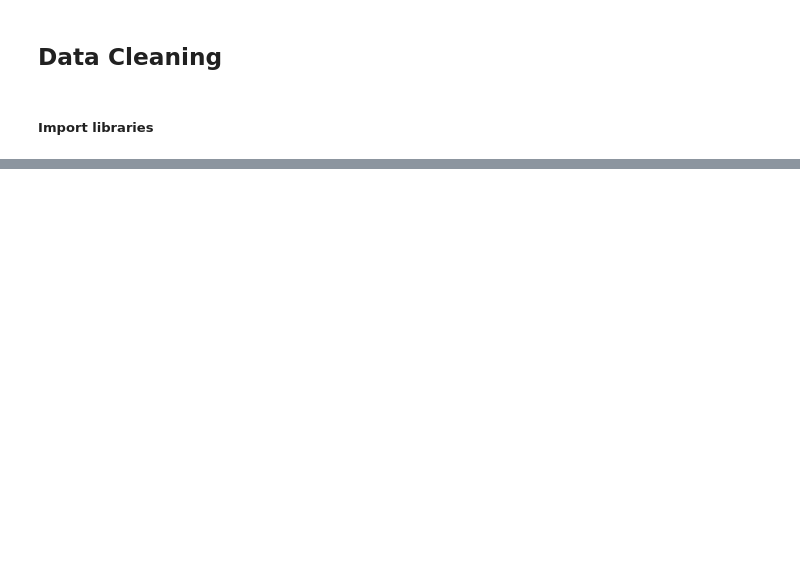
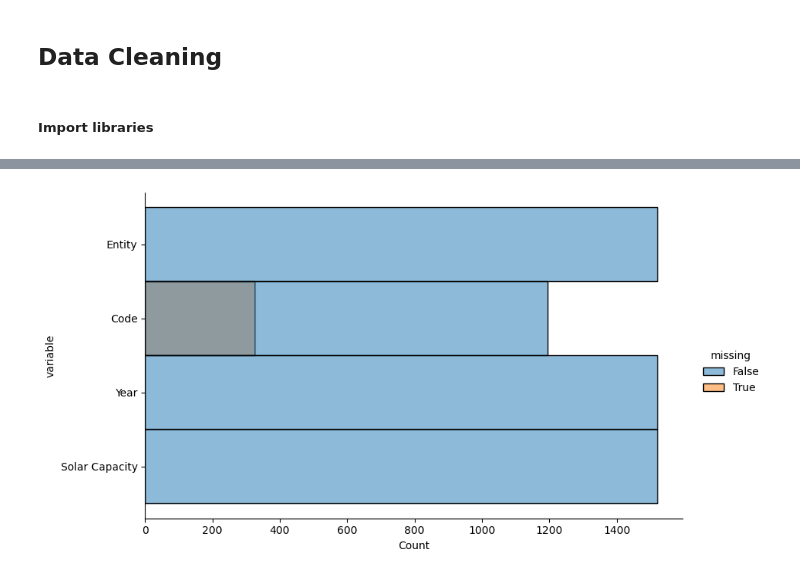
Before and after one commit to fenilenvinileno97/advance-ds-environment, a Jupyter notebook: notebooks/0.1-marlon-data-cleaning.ipynb, the cells around one changed output, grey strips where cells are left out. Saved outputs shown, nothing was run; the diff lists cells and outputs as text; code cells hidden in the pictures; blank space fills up the shorter version.

```diff
--- a/notebooks/0.1-marlon-data-cleaning.ipynb
+++ b/notebooks/0.1-marlon-data-cleaning.ipynb
@@ -20,0 +70,4 @@ import seaborn as sns
+# %%
+display(Markdown(f"### **Dataset:** {names_renewable_dir[3]}"))
+installed_solar_PV_capacity_df = pd.read_csv(renewable_dir[3])
+installed_solar_PV_capacity_df.tail()
@@ -20,0 +82,4 @@ import seaborn as sns
+# %%
+visual.null_values_proportion(installed_solar_PV_capacity_df)
+# %% [output]
+[figure, added]
```
Also changed, not shown: parts of 38 cells of this notebook, 1 other file.
